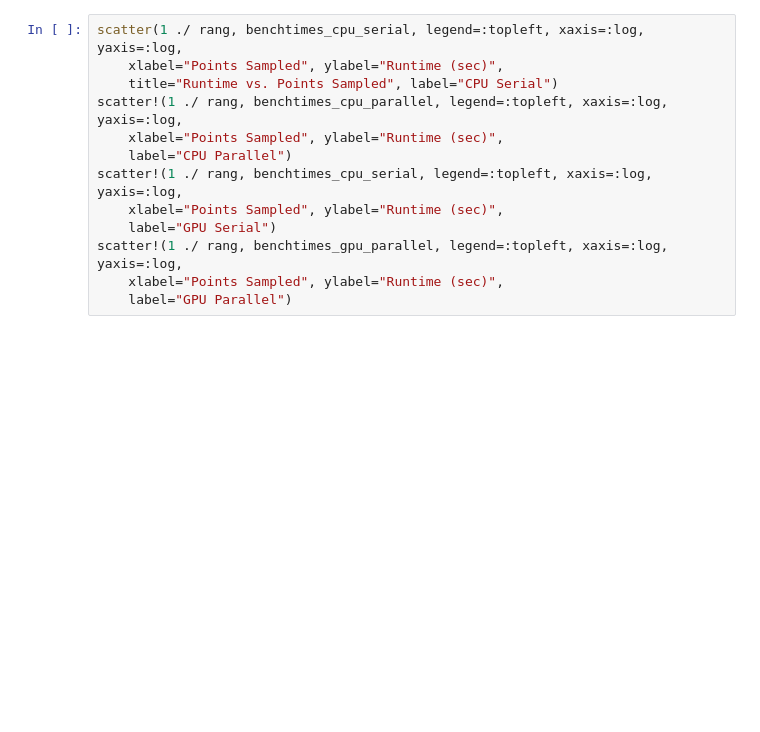
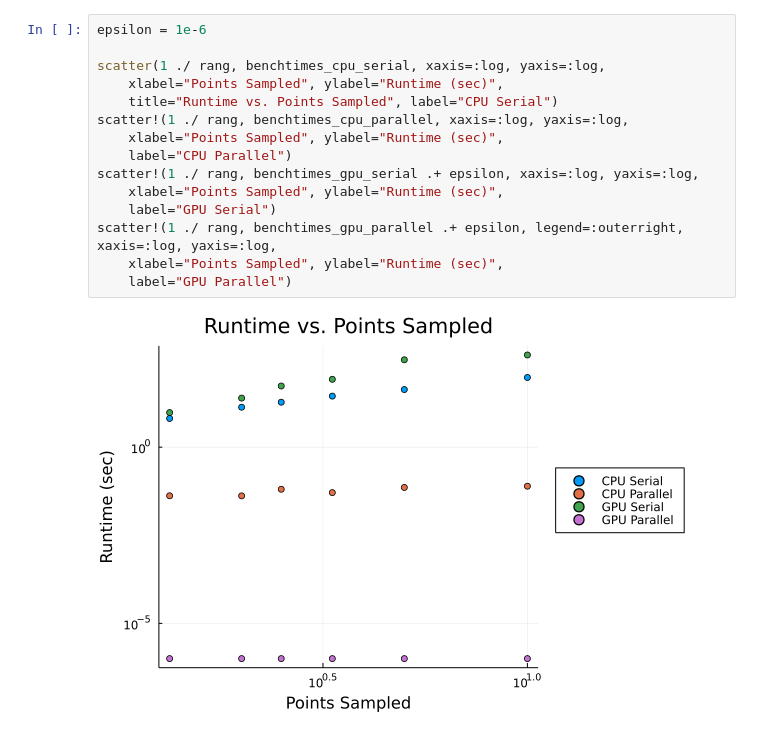
Before and after one commit to eigenvivek/DRR.jl, a Jupyter notebook: notebooks/050922-benchmarks.ipynb, the cells around one changed output. Saved outputs shown, nothing was run; the diff lists cells and outputs as text; blank space fills up the shorter version.

```diff
--- a/notebooks/050922-benchmarks.ipynb
+++ b/notebooks/050922-benchmarks.ipynb
@@ -110,13 +164,17 @@ end
 # %%
-scatter(1 ./ rang, benchtimes_cpu_serial, legend=:topleft, xaxis=:log, yaxis=:log,
+epsilon = 1e-6
+
+scatter(1 ./ rang, benchtimes_cpu_serial, xaxis=:log, yaxis=:log,
     xlabel="Points Sampled", ylabel="Runtime (sec)",
     title="Runtime vs. Points Sampled", label="CPU Serial")
-scatter!(1 ./ rang, benchtimes_cpu_parallel, legend=:topleft, xaxis=:log, yaxis=:log,
+scatter!(1 ./ rang, benchtimes_cpu_parallel, xaxis=:log, yaxis=:log,
     xlabel="Points Sampled", ylabel="Runtime (sec)",
     label="CPU Parallel")
-scatter!(1 ./ rang, benchtimes_cpu_serial, legend=:topleft, xaxis=:log, yaxis=:log,
+scatter!(1 ./ rang, benchtimes_gpu_serial .+ epsilon, xaxis=:log, yaxis=:log,
     xlabel="Points Sampled", ylabel="Runtime (sec)",
     label="GPU Serial")
-scatter!(1 ./ rang, benchtimes_gpu_parallel, legend=:topleft, xaxis=:log, yaxis=:log,
+scatter!(1 ./ rang, benchtimes_gpu_parallel .+ epsilon, legend=:outerright, xaxis=:log, yaxis=:log,
     xlabel="Points Sampled", ylabel="Runtime (sec)",
     label="GPU Parallel")
+# %% [output]
+[figure, added]
```
Also changed, not shown: parts of 12 cells of this notebook.
